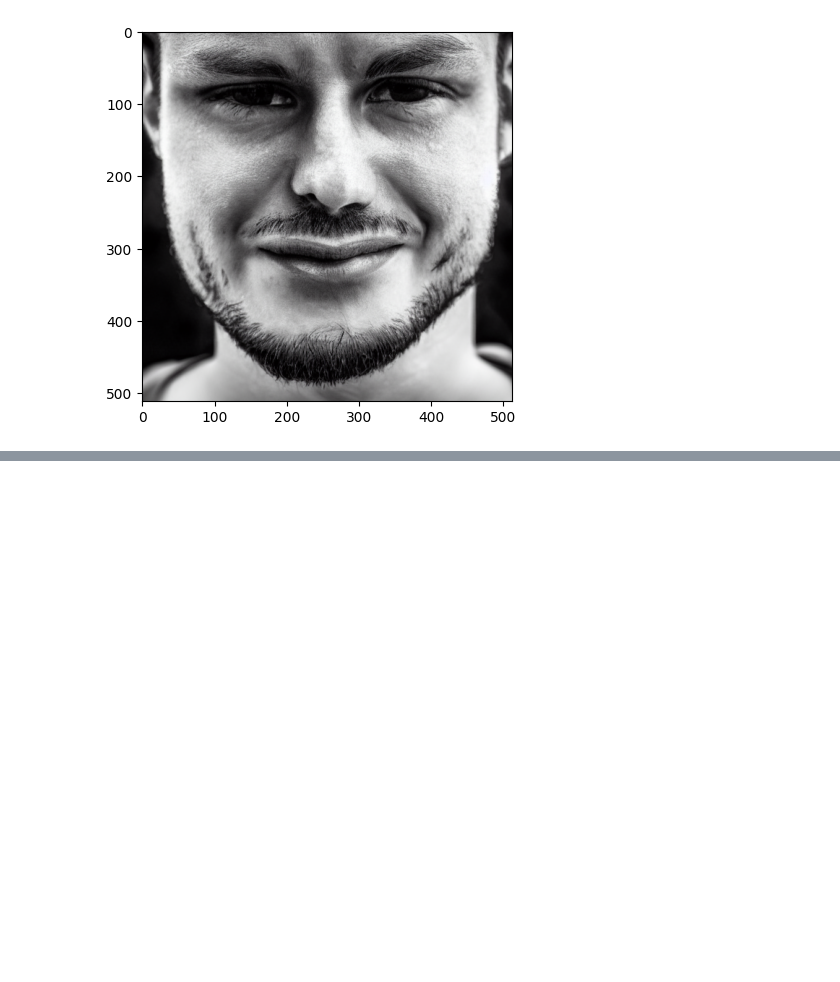
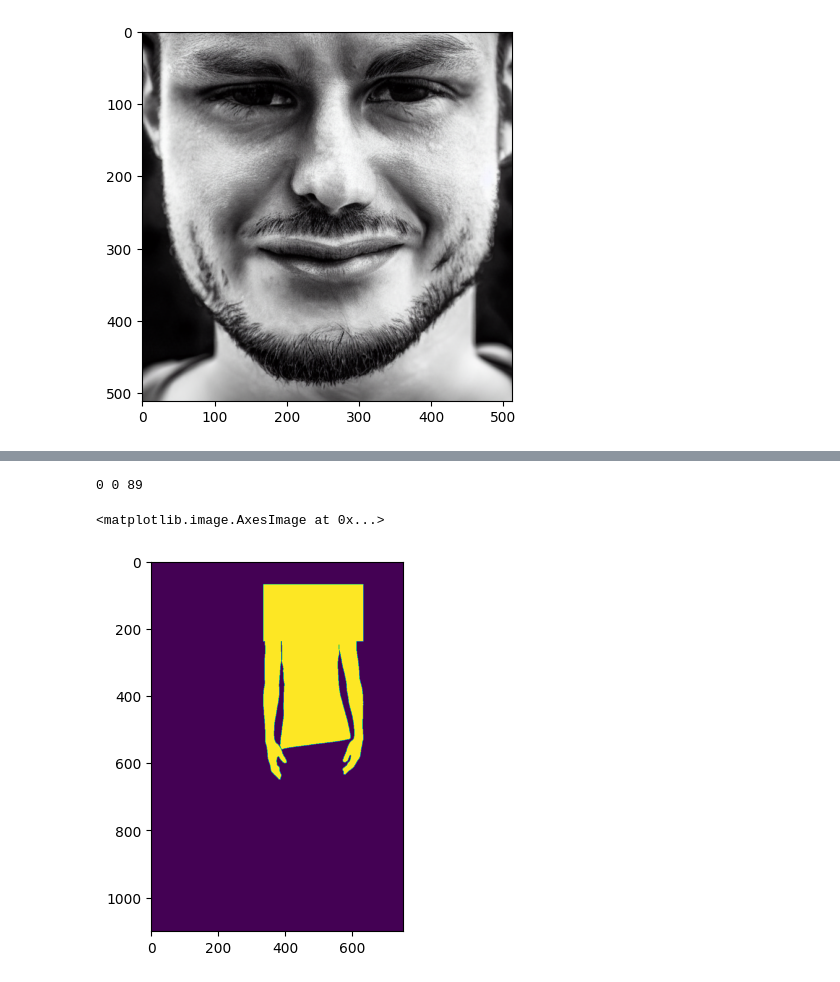
Before and after one commit to Sumukha21/FashionXchange, a Jupyter notebook: notebooks/text_based_image_editing.ipynb, the cells around one changed output, grey strips where cells are left out. Saved outputs shown, nothing was run; the diff lists cells and outputs as text; code cells hidden in the pictures; blank space fills up the shorter version.

Commit message:
Targetted masking with perturbation added

```diff
--- a/notebooks/text_based_image_editing.ipynb
+++ b/notebooks/text_based_image_editing.ipynb
@@ -337,0 +345,36 @@ plt.imshow(image)
+# %%
+def perturb_mask(mask):
+    ones = np.where(mask == True)
+    y_max, y_min, x_max, x_min = max(ones[0]), min(ones[0]), max(ones[1]), min(ones[1])
+    increase_or_decrease = [0, 1]
+    up_down_left_right = [0, 1, 2, 3]
+    choice_increase_or_decrease = np.random.choice(increase_or_decrease)
+    choice_udlr = np.random.choice(up_down_left_right)
+    if choice_udlr == 0 or choice_udlr == 1:
+        increase_or_decrease_quantity = np.random.randint(50, (y_max - y_min) // 5)
+    elif choice_udlr == 2 or choice_udlr == 3:
+        increase_or_decrease_quantity = np.random.randint(50, (x_max - x_min) // 4)
+    print(choice_udlr, choice_increase_or_decrease, increase_or_decrease_quantity)
+    if choice_increase_or_decrease == 0:
+        if choice_udlr == 0:
+            increase_or_decrease_quantity = min(increase_or_decrease_quantity, y_min)
+            mask[y_min - increase_or_decrease_quantity: y_min + (y_max - y_min) // 6, x_min: x_max + 1] = True
+        elif choice_udlr == 1:
+            increase_or_decrease_quantity = min(increase_or_decrease_quantity, mask.shape[0] - y_max)
+            mask[y_max - (y_max - y_min) // 6: y_max + increase_or_decrease_quantity, x_min: x_max + 1] = True
+        elif choice_udlr == 2:
+            increase_or_decrease_quantity = min(x_min, increase_or_decrease_quantity)
+            mask[y_min: y_max + 1, x_min - increase_or_decrease_quantity: x_min + (x_max - x_min) // 4] = True
+        else:
+            increase_or_decrease_quantity = min(mask.shape[1] - x_max, increase_or_decrease_quantity)
+            mask[y_min: y_max + 1, x_max - (x_max - x_min) // 4: x_max + increase_or_decrease_quantity] = True
+    elif choice_increase_or_decrease == 1:
+        if choice_udlr == 0:
+            mask[y_min: y_min + increase_or_decrease_quantity, x_min: x_max + 1] = False
+        elif choice_udlr == 1:
+            mask[y_max: y_max - increase_or_decrease_quantity, x_min: x_max + 1] = False
+        elif choice_udlr == 2:
+            mask[y_min: y_max + 1, x_min: x_min + increase_or_decrease_quantity] = False
+        else:
+            mask[y_min: y_max + 1, x_max - increase_or_decrease_quantity: x_max] = False
+    return mask
@@ -337,0 +390,7 @@ plt.imshow(image)
+# %%
+perturbed_mask = perturb_mask(mask)
+plt.imshow(perturbed_mask)
+# %% [output]
+0 0 89
+<matplotlib.image.AxesImage at 0x...>
+[figure, added]
```
Also changed, not shown: parts of 5 cells of this notebook, 3 other files.
